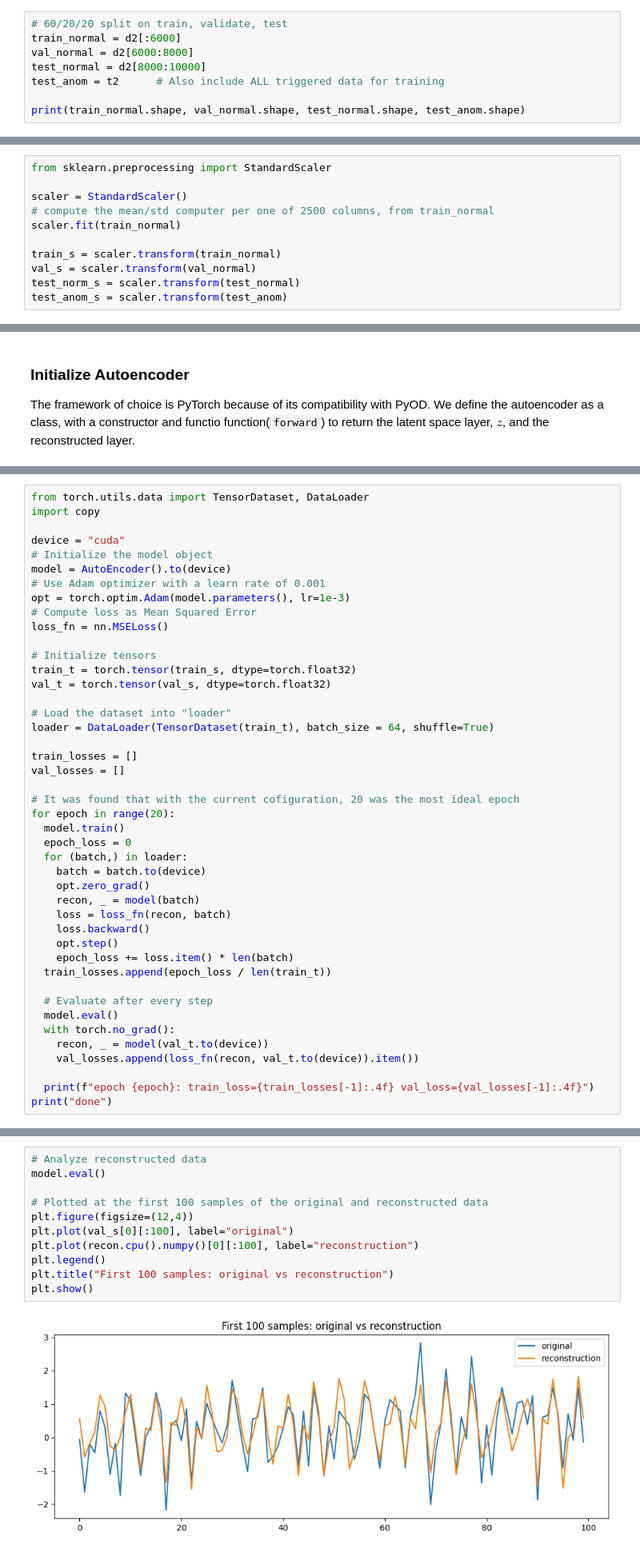
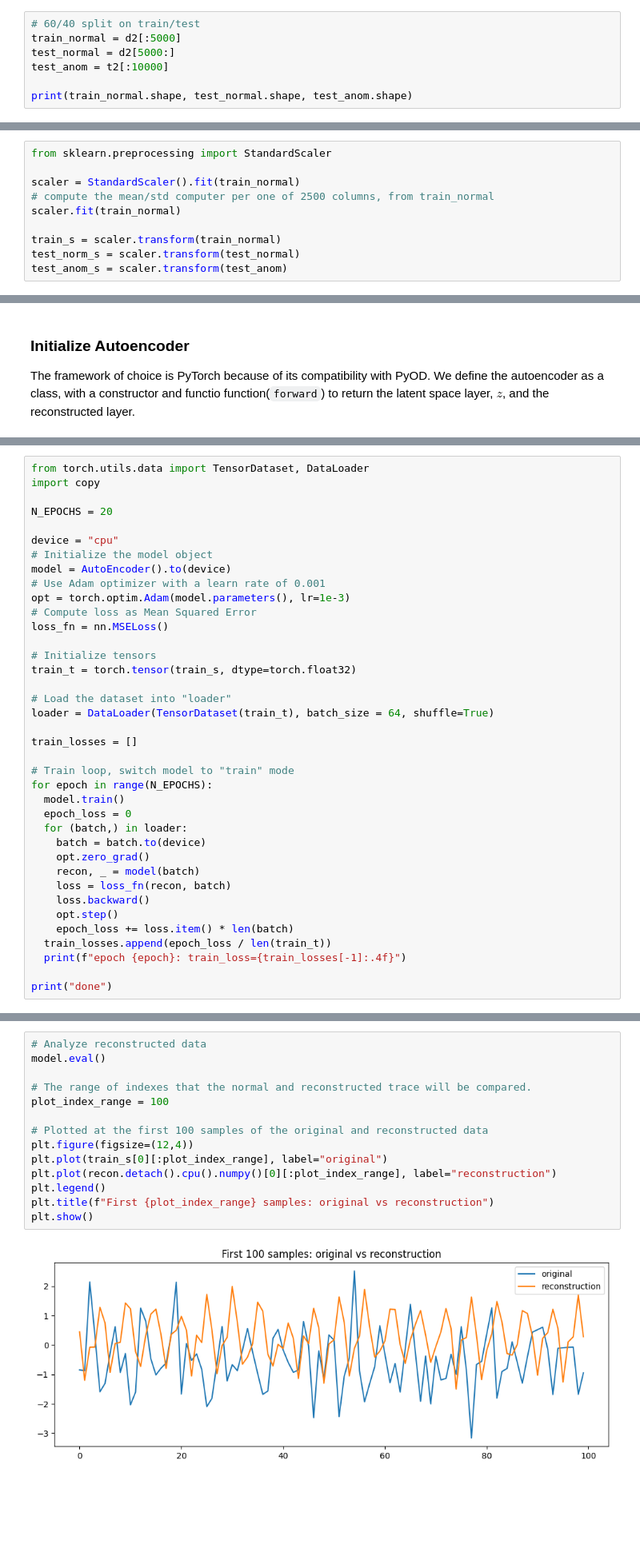
Before and after one commit to ericnmt/htd-benchmarking, a Jupyter notebook: notebooks/T800-HT-ML-Pipeline.ipynb, the cells around one changed output, grey strips where cells are left out. Shown at 80% size. Saved outputs shown, nothing was run; the diff lists cells and outputs as text; blank space fills up the shorter version.

Commit message:
Update test/train split (50/50) on normal and (0/100) on abnormal

```diff
--- a/notebooks/T800-HT-ML-Pipeline.ipynb
+++ b/notebooks/T800-HT-ML-Pipeline.ipynb
@@ -173,9 +173,8 @@ Formalize the data splits for training and testing batches. This will be done on
 # %%
-# 60/20/20 split on train, validate, test
-train_normal = d2[:6000]
-val_normal = d2[6000:8000]
-test_normal = d2[8000:10000]
-test_anom = t2      # Also include ALL triggered data for training
+# 60/40 split on train/test
+train_normal = d2[:5000]
+test_normal = d2[5000:]
+test_anom = t2[:10000]
 
-print(train_normal.shape, val_normal.shape, test_normal.shape, test_anom.shape)
+print(train_normal.shape, test_normal.shape, test_anom.shape)
 # %% [output]
@@ -186,11 +185,10 @@ This step is essential to ensure that feature selection is optimized, preventing
 # %%
 from sklearn.preprocessing import StandardScaler
 
-scaler = StandardScaler()
+scaler = StandardScaler().fit(train_normal)
 # compute the mean/std computer per one of 2500 columns, from train_normal
 scaler.fit(train_normal)
 
 train_s = scaler.transform(train_normal)
-val_s = scaler.transform(val_normal)
 test_norm_s = scaler.transform(test_normal)
 test_anom_s = scaler.transform(test_anom)
@@ -255,7 +236,9 @@ This step consists of training the autoencoder and basic analysis of the trainin
 from torch.utils.data import TensorDataset, DataLoader
 import copy
 
-device = "cuda"
+N_EPOCHS = 20
+
+device = "cpu"
 # Initialize the model object
 model = AutoEncoder().to(device)
 # Use Adam optimizer with a learn rate of 0.001
@@ -265,16 +248,14 @@ loss_fn = nn.MSELoss()
 
 # Initialize tensors
 train_t = torch.tensor(train_s, dtype=torch.float32)
-val_t = torch.tensor(val_s, dtype=torch.float32)
 
 # Load the dataset into "loader"
 loader = DataLoader(TensorDataset(train_t), batch_size = 64, shuffle=True)
 
 train_losses = []
-val_losses = []
 
-# It was found that with the current cofiguration, 20 was the most ideal epoch
-for epoch in range(20):
+# Train loop, switch model to "train" mode
+for epoch in range(N_EPOCHS):
   model.train()
   epoch_loss = 0
   for (batch,) in loader:
@@ -286,13 +267,7 @@ for epoch in range(20):
     opt.step()
     epoch_loss += loss.item() * len(batch)
   train_losses.append(epoch_loss / len(train_t))
+  print(f"epoch {epoch}: train_loss={train_losses[-1]:.4f}")
 
-  # Evaluate after every step
-  model.eval()
-  with torch.no_grad():
-    recon, _ = model(val_t.to(device))
-    val_losses.append(loss_fn(recon, val_t.to(device)).item())
-
-  print(f"epoch {epoch}: train_loss={train_losses[-1]:.4f} val_loss={val_losses[-1]:.4f}")
 print("done")
 # %% [output]
@@ -325,16 +299,19 @@ plt.show()
 # %%
 # Analyze reconstructed data
 model.eval()
 
+# The range of indexes that the normal and reconstructed trace will be compared.
+plot_index_range = 100
+
 # Plotted at the first 100 samples of the original and reconstructed data
 plt.figure(figsize=(12,4))
-plt.plot(val_s[0][:100], label="original")
-plt.plot(recon.cpu().numpy()[0][:100], label="reconstruction")
+plt.plot(train_s[0][:plot_index_range], label="original")
+plt.plot(recon.detach().cpu().numpy()[0][:plot_index_range], label="reconstruction")
 plt.legend()
-plt.title("First 100 samples: original vs reconstruction")
+plt.title(f"First {plot_index_range} samples: original vs reconstruction")
 plt.show()
 # %% [output]
-[figure, old version]
+[figure, new version]
 # %% [markdown]
 If the original and reconstructed plot look similar, then we can conclude that the autoencoder learned, generalized, and reconstructed the features of the original data sufficiently.
 # %% [markdown]
```
Also changed, not shown: parts of 13 cells of this notebook.
